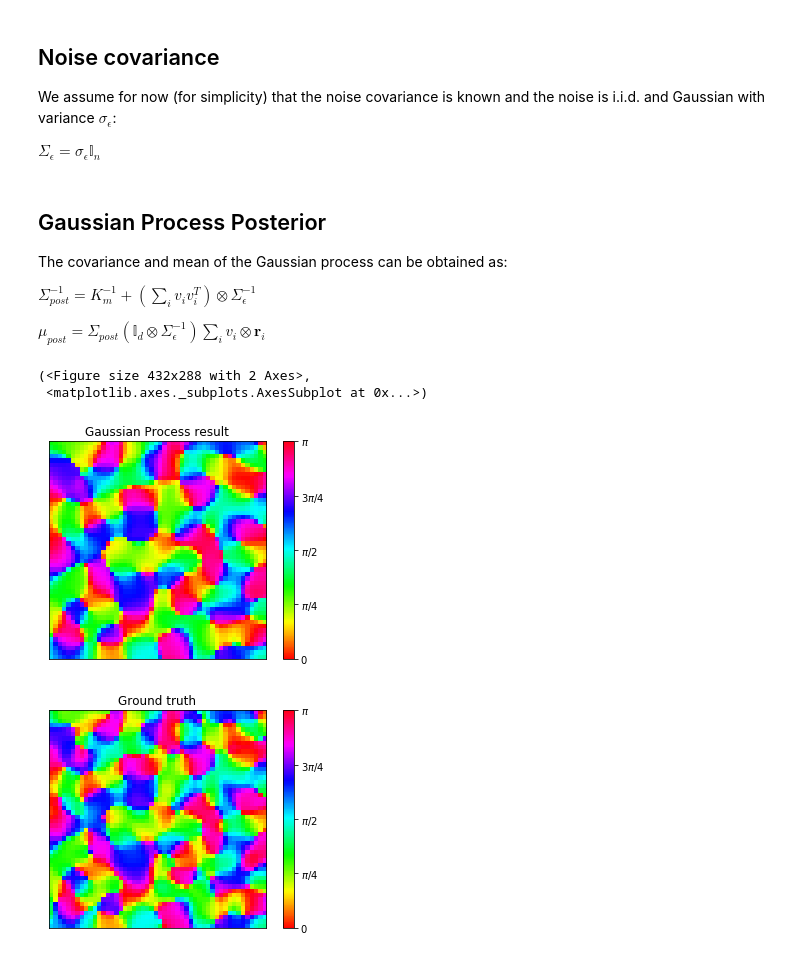
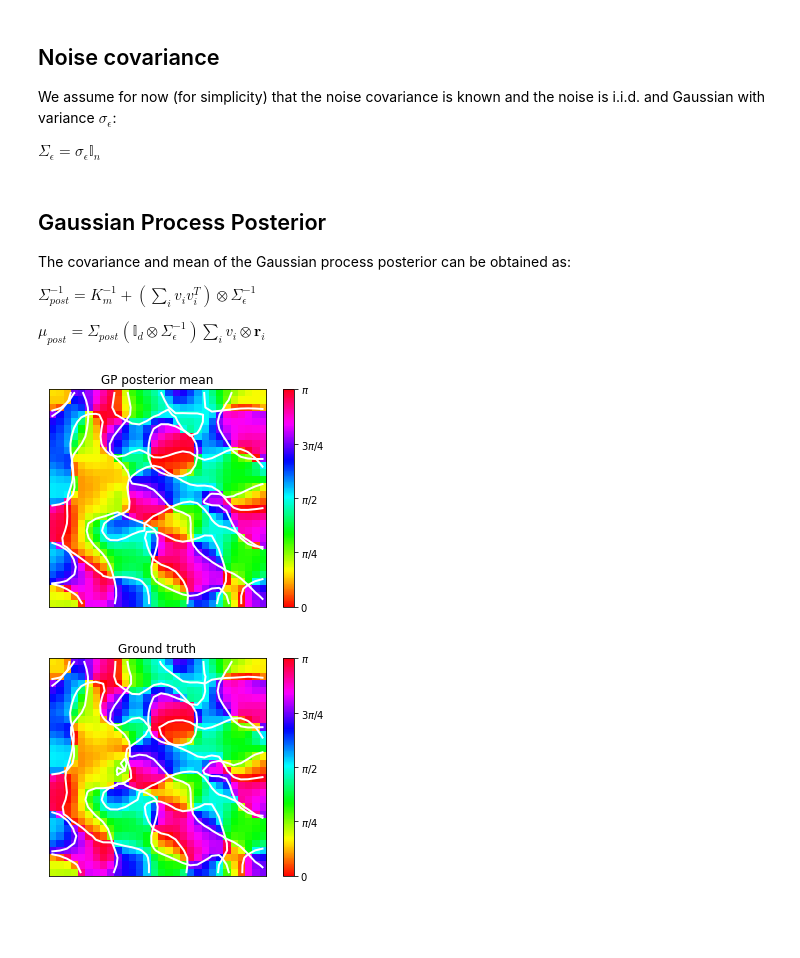
Before and after one commit to mackelab/gp-maps-python, a Jupyter notebook: BayesianOPM.ipynb, the cells around one changed output. Saved outputs shown, nothing was run; the diff lists cells and outputs as text; code cells hidden in the pictures; blank space fills up the shorter version.

Commit message:
Implement efficient posterior inference for low-rank GP

```diff
--- a/BayesianOPM.ipynb
+++ b/BayesianOPM.ipynb
@@ -16,7 +17,7 @@ from linalg import ridge_cholesky, ICD
 
 For computational simplicity, we create an OPM of lower dimensionality. Additionally, we need the (x,y) indices for every pixel.
 # %%
-size = 50
+size = 30
 
 n = size**2
 d = 3
@@ -37,9 +38,16 @@ idx = get_indices(size)
 The responses are computed exactly the same way as before.
 # %%
 # compute responses
-contrasts = [1.0, 1.0, 1.0]
+contrasts = [1.]
 orientations = [i * np.pi / 8 - np.pi/2 for i in range(8)]
 repetitions = 8
 
 V = create_stimuli(contrasts, orientations, repetitions)
+
+# number of trials
+N = V.shape[0]
+
 R = compute_responses(m, contrasts, orientations, repetitions, sigma=0.01)
+
+np.allclose(V.T @ V, N / 2 * np.eye(d))
+(V.T @ V).round(5)
@@ -146,3 +113,5 @@ K_m = np.kron(np.eye(d), G @ G.T + np.eye(n) * 0.001)
+# %%
+gp = GaussianProcessOPM(30, prior_method='icd', prior_rank=200, sigma=2.)
 # %% [markdown]
 ## Noise covariance
 We assume for now (for simplicity) that the noise covariance is known and the noise is i.i.d. and Gaussian with variance $\sigma_{\epsilon}$:
@@ -155,7 +124,7 @@ K_e = np.eye(n) * sigma_e
 # %% [markdown]
 ## Gaussian Process Posterior
 
-The covariance and mean of the Gaussian process can be obtained as:
+The covariance and mean of the Gaussian process posterior can be obtained as:
 
 $ \Sigma_{post}^{-1} = K_m^{-1} + (\sum_i v_i v_i^T) \otimes \Sigma_{\epsilon}^{-1}$
 
@@ -176,11 +132,15 @@ mu_post = K_post @ np.kron(np.eye(d), np.linalg.inv(K_e)) @ vr
+# %%
+mu_post = gp.fit(R, K_e)
 # %%
 mu = mu_post.reshape(d, size, size)
 result = mu[0] + 1j * mu[1]
-plot_opm(result, title='Gaussian Process result')
+f, ax = plot_opm(result, title='GP posterior mean')
+plot_pinwheels(result, ax)
+plt.show()
 
-plot_opm(m, title='Ground truth')
+f, ax = plot_opm(m, title='Ground truth')
+plot_pinwheels(m, ax)
+plt.show()
 # %% [output]
-(<Figure size 432x288 with 2 Axes>,
- <matplotlib.axes._subplots.AxesSubplot at 0x...>)
-[figure, old version]
+[figure, new version]
-[figure, old version]
+[figure, new version]
```
Also changed, not shown: parts of 13 cells of this notebook, 2 other files.
